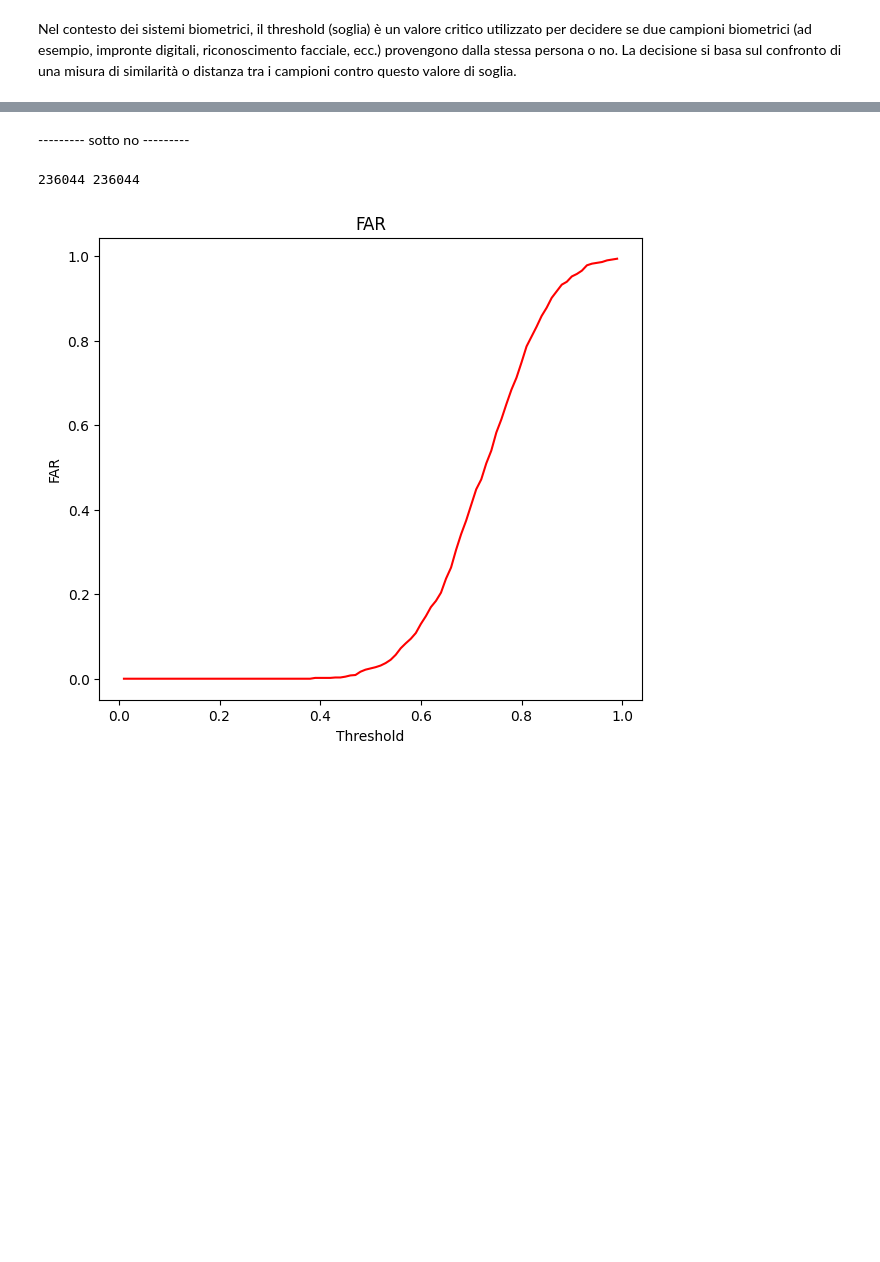
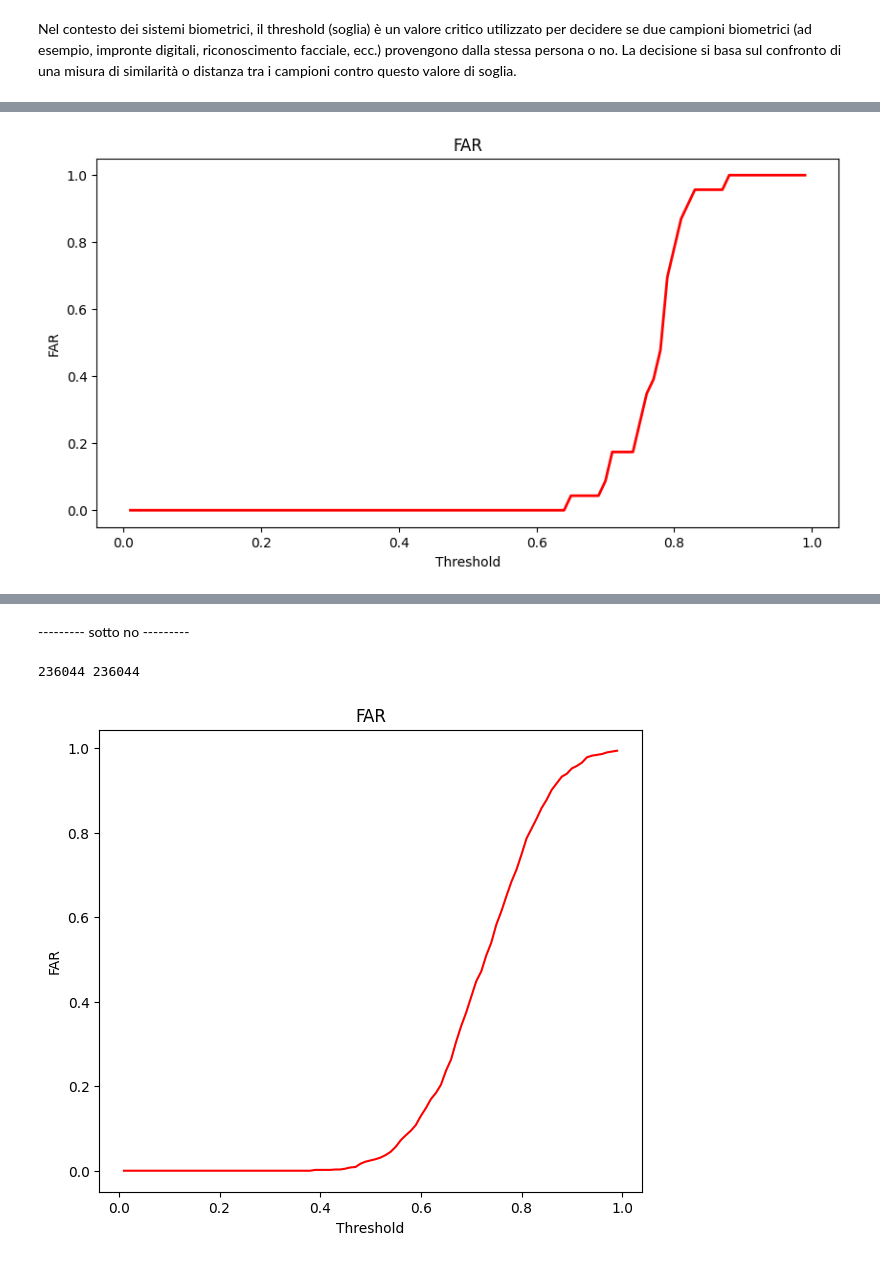
Before and after one commit to jngelena/BiometricSystem, a Jupyter notebook: eval_lfw.ipynb, the cells around one changed output, grey strips where cells are left out. Cells and saved outputs as stored; diff of their text form; code cells hidden in the pictures; blank space fills up the shorter version.

Commit message:
update the evaluation algorithm

```diff
--- a/eval_lfw.ipynb
+++ b/eval_lfw.ipynb
@@ -227,0 +229,22 @@ print(result['distance'])
+# %%
+for value_index in range(1, len(sorted_indices)-1):
+    if distances[sorted_indices[value_index]] <= threshold:
+        print("value index", value_index, sorted_indices[value_index],  distances[sorted_indices[value_index]])
+        if probe != df_distanze.iloc[probe_index].index[sorted_indices[value_index]]:
+            print(df_distanze.iloc[probe_index].index[sorted_indices[value_index]], "hi")
+# %%
+def is_impostor(df, image_path):
+    if image_path in df['Image_Path'].values:
+        row = df[df['Image_Path'] == image_path].iloc[0]
+        # Check if the label is 'Genuine'
+        if row['Label'] == 'Impostor':
+            return True
+    return False
+# %%
+def extract_middle_part(string):
+    # Use regular expression to extract the middle part
+    match = re.search(r'(?<=/)\w+(?=/)', string)
+    if match:
+        return match.group(0)
+    else:
+        return None
@@ -227,0 +343,16 @@ print(result['distance'])
+# %%
+evaluation_metrics = all_against_all(df_distanze)
+# %%
+far_values = [metrics[list(metrics.keys())[0]]['FAR'] for metrics in evaluation_metrics['thresholds']]
+thresholds = [list(metrics.keys())[0] for metrics in evaluation_metrics['thresholds']]
+
+# Plot FAR against Thresholds with the corrected logic
+plt.figure(figsize=(10, 5))
+plt.plot(thresholds, far_values, 'r', lw=2)  # Adding line width for better visibility
+plt.title('FAR')
+plt.xlabel('Threshold')
+plt.ylabel('FAR')
+#plt.ylim([0,1])  # Set the limits of the y-axis to ensure it is between 0 and 1
+plt.show()
+# %% [output]
+[figure, added]
```
Also changed, not shown: parts of 38 cells of this notebook, 2 other files.
